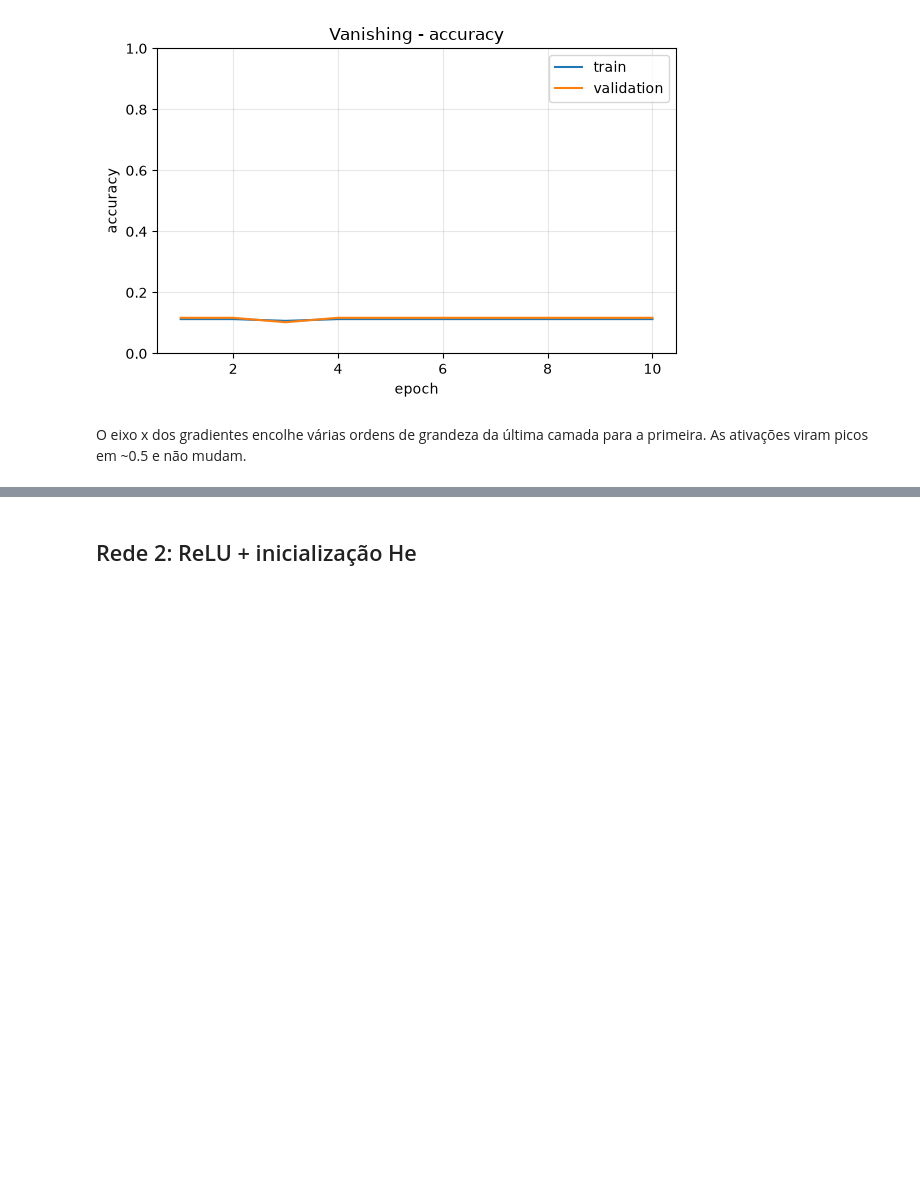
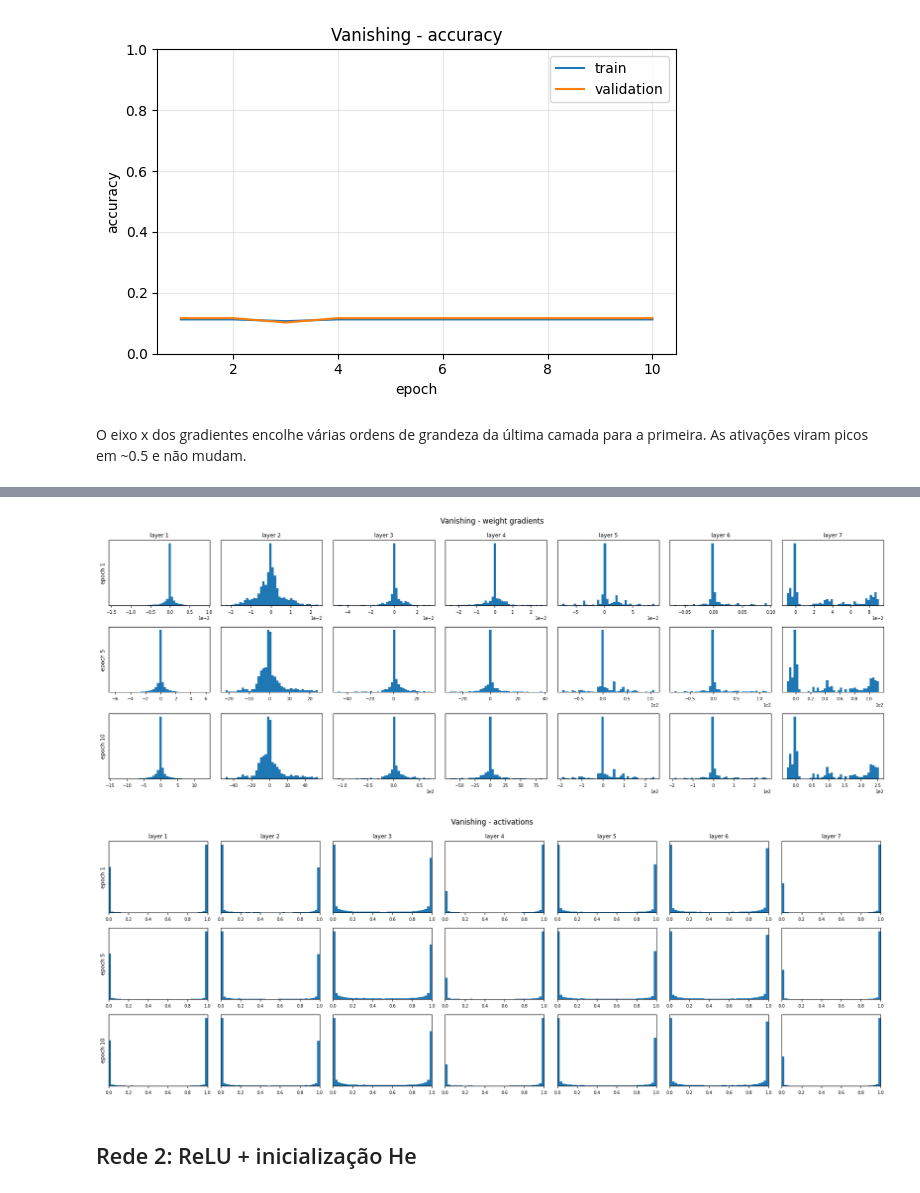
Before and after one commit to gustavo-losch/deeplearning-t1, a Jupyter notebook: notebooks/05_vanishing_gradient.ipynb, the cells around one changed output, grey strips where cells are left out. Cells and saved outputs as stored; diff of their text form; code cells hidden in the pictures; blank space fills up the shorter version.

```diff
--- a/notebooks/05_vanishing_gradient.ipynb
+++ b/notebooks/05_vanishing_gradient.ipynb
@@ -65,0 +68,9 @@ plot_histograms(vanishing_history, "activations", title="Vanishing - activations
+# %%
+vanishing_model2 = MLP(input_size=784, hidden_sizes=[32, 32, 32, 32, 32, 32], output_size=10,
+                      hidden_activation="sigmoid", output_activation="sigmoid",
+                      init="normal", init_scale=3)
+
+optimizer2 = SGD(vanishing_model2.parameters(), lr=0.1)
+
+vanishing_history2 = train(vanishing_model2, optimizer, "bce", X_train, y_train, X_val, y_val,
+                          epochs=10, batch_size=32, metric_name="accuracy", print_every=1)
@@ -66,3 +88,9 @@ plot_histograms(vanishing_history, "activations", title="Vanishing - activations
+# %%
+plot_histograms(vanishing_history2, "gradients", title="Vanishing - weight gradients", save_path=PLOTS + "vanishing_gradients2.png")
+plot_histograms(vanishing_history2, "activations", title="Vanishing - activations", save_path=PLOTS + "vanishing_activations2.png")
+# %% [output]
+[figure, added]
+[figure, added]
 # %% [markdown]
 ## Rede 2: ReLU + inicialização He
 # %%
```
Also changed, not shown: parts of 7 cells of this notebook, 30 other files.
